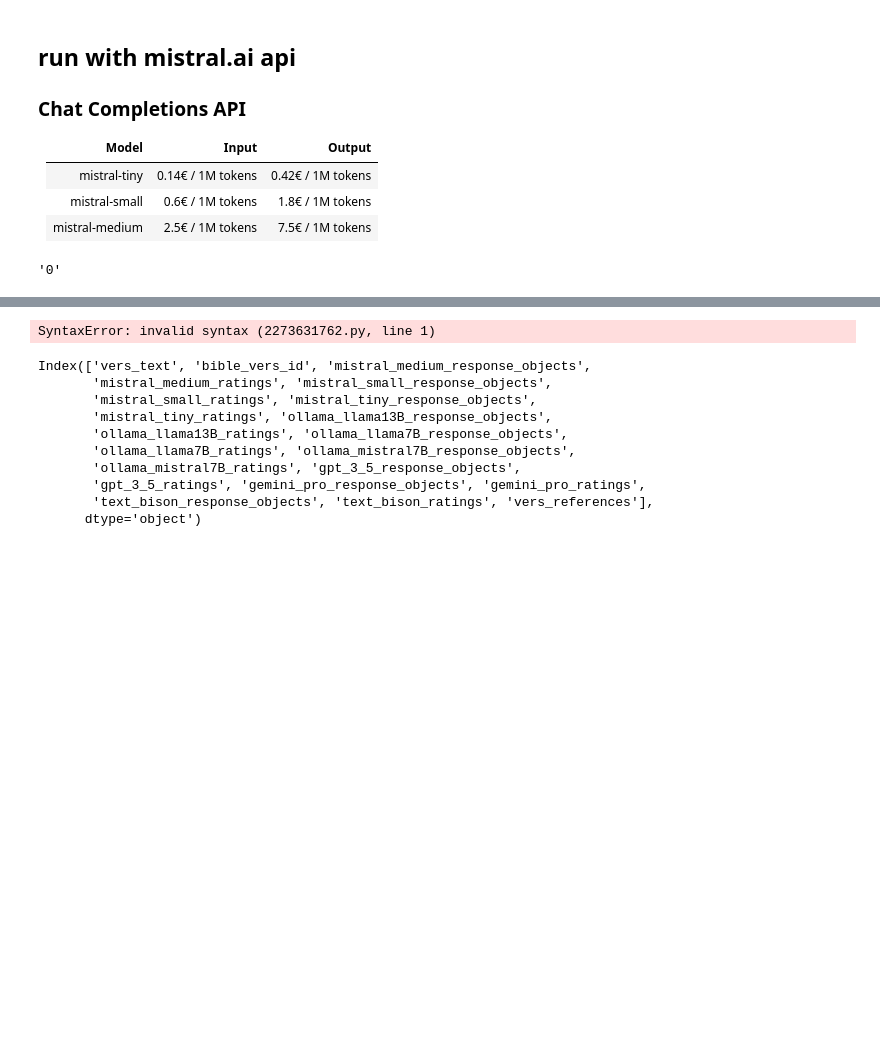
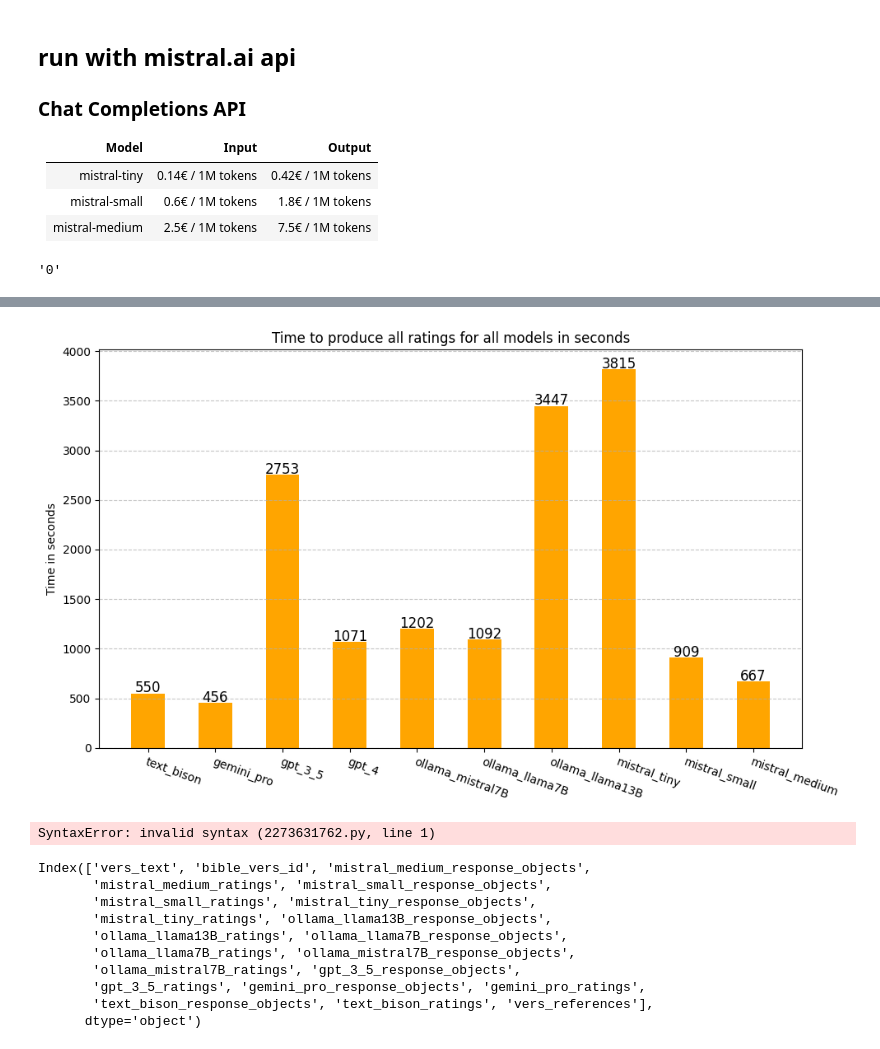
Before and after one commit to walkerdustin/genAI-concept-search, a Jupyter notebook: experiment_notebook.ipynb, the cells around one changed output, grey strips where cells are left out. Cells and saved outputs as stored; diff of their text form; code cells hidden in the pictures; blank space fills up the shorter version.

```diff
--- a/experiment_notebook.ipynb
+++ b/experiment_notebook.ipynb
@@ -642,4 +804,7 @@ else:
 
     experiment_df.insert(2,"ollama_llama13B_ratings", ollama_llama13B_responses_int)
     experiment_df.insert(2,"ollama_llama13B_response_objects", ollama_llama13B_response_objects)
+
+    # save time in times_df
+    times_df = pd.concat([times_df, pd.DataFrame([{'name': 'ollama_llama13B', 'sec': total_time_for_ollama_llama13B}])])
 # %% [output]
@@ -708,4 +889,7 @@ else:
 
     experiment_df.insert(2,"mistral_tiny_ratings", mistral_tiny_responses_int)
     experiment_df.insert(2,"mistral_tiny_response_objects", mistral_tiny_response_objects)
+
+    # save time in times_df
+    times_df = pd.concat([times_df, pd.DataFrame([{'name': 'mistral_tiny', 'sec': total_time_for_mistral_tiny}])])
 # %% [output]
@@ -738,6 +938,9 @@ else:
 
     experiment_df.insert(2,"mistral_small_ratings", mistral_small_responses_int)
     experiment_df.insert(2,"mistral_small_response_objects", mistral_small_response_objects)
+
+    # save time in times_df
+    times_df = pd.concat([times_df, pd.DataFrame([{'name': 'mistral_small', 'sec': total_time_for_mistral_small}])])
 # %% [output]
 I would
 1
@@ -784,6 +987,9 @@ else:
 
     experiment_df.insert(2,"mistral_medium_ratings", mistral_medium_responses_int)
     experiment_df.insert(2,"mistral_medium_response_objects", mistral_medium_response_objects)
+
+    # save time in times_df
+    times_df = pd.concat([times_df, pd.DataFrame([{'name': 'mistral_medium', 'sec': total_time_for_mistral_medium}])])
 # %% [output]
 0
 0
@@ -809,3 +1031,29 @@ experiment_df.to_json("data/experiment_df.json")
+# %%
+# compare how long each model took to process all the prompts
+# make a bar plot
+plt.figure(figsize=(10, 6))  # Adjust the figure size
+plt.bar(times_df.name, times_df.sec, color='orange', width=0.5)  # Adjust bar width and add colors
+plt.ylabel("Time in seconds")
+plt.title("Time to produce all ratings for all models in seconds")
+
+# Add data labels above the bars
+for i, el in enumerate(np.round(times_df.sec)):
+    plt.text(i, el + 10, f"{el:.0f}", ha='center', fontsize=12)
+
+plt.ylim(0, max(times_df.sec) + 200)  # Adjust the y-axis limit for better visualization
+
+# Rotate x-axis labels for better readability
+plt.xticks(ha='left', fontsize=10, rotation=-20, wrap=True)
+
+# Add a grid for better reference
+plt.grid(axis='y', linestyle='--', alpha=0.7)
+
+# Save the plot as "costs.png" with high DPI for better quality
+plt.savefig("images/times.png", dpi=300)
+plt.tight_layout()
+plt.show()
+# %% [output]
+[figure, added]
 # %%
 fail! weil stop
 # %% [output]
```
Also changed, not shown: parts of 22 cells of this notebook, 4 other files.
